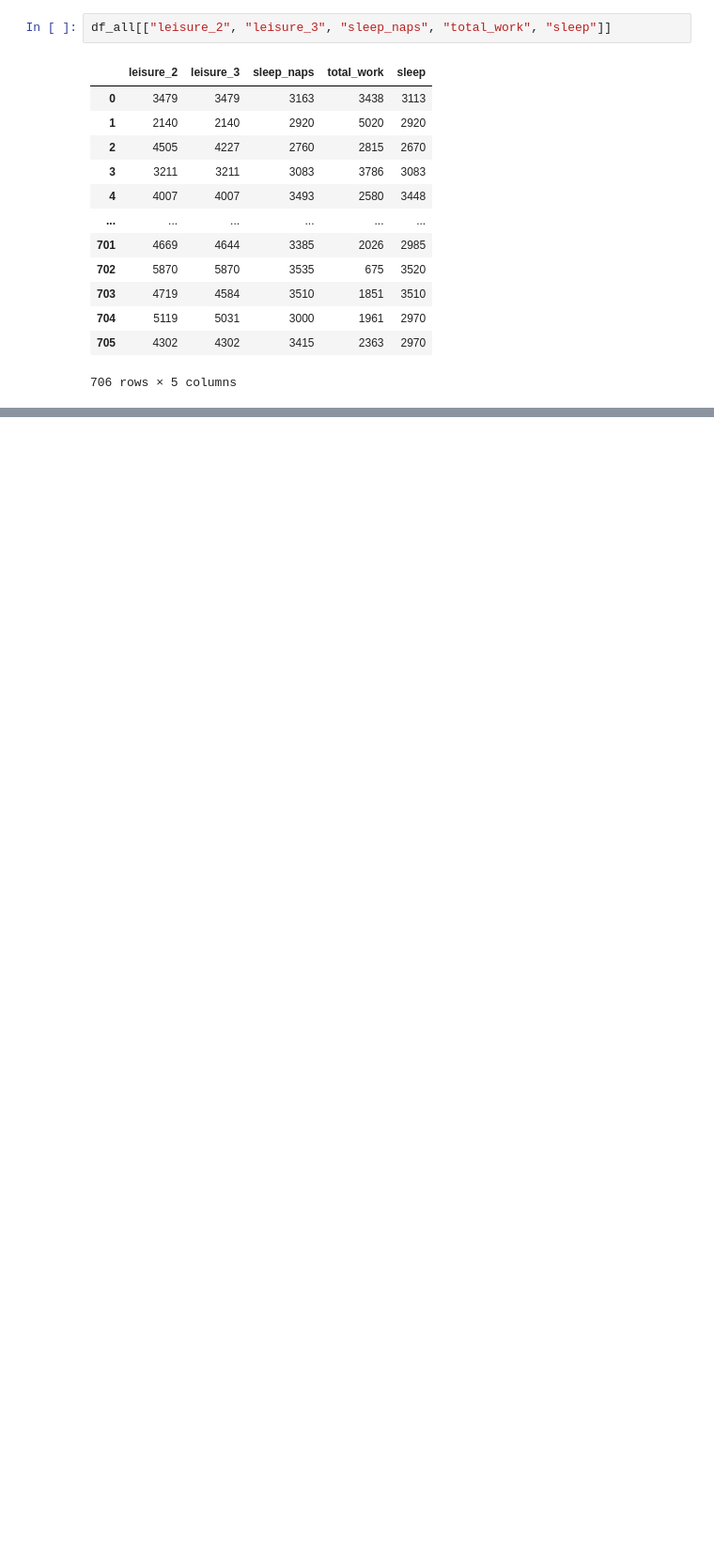
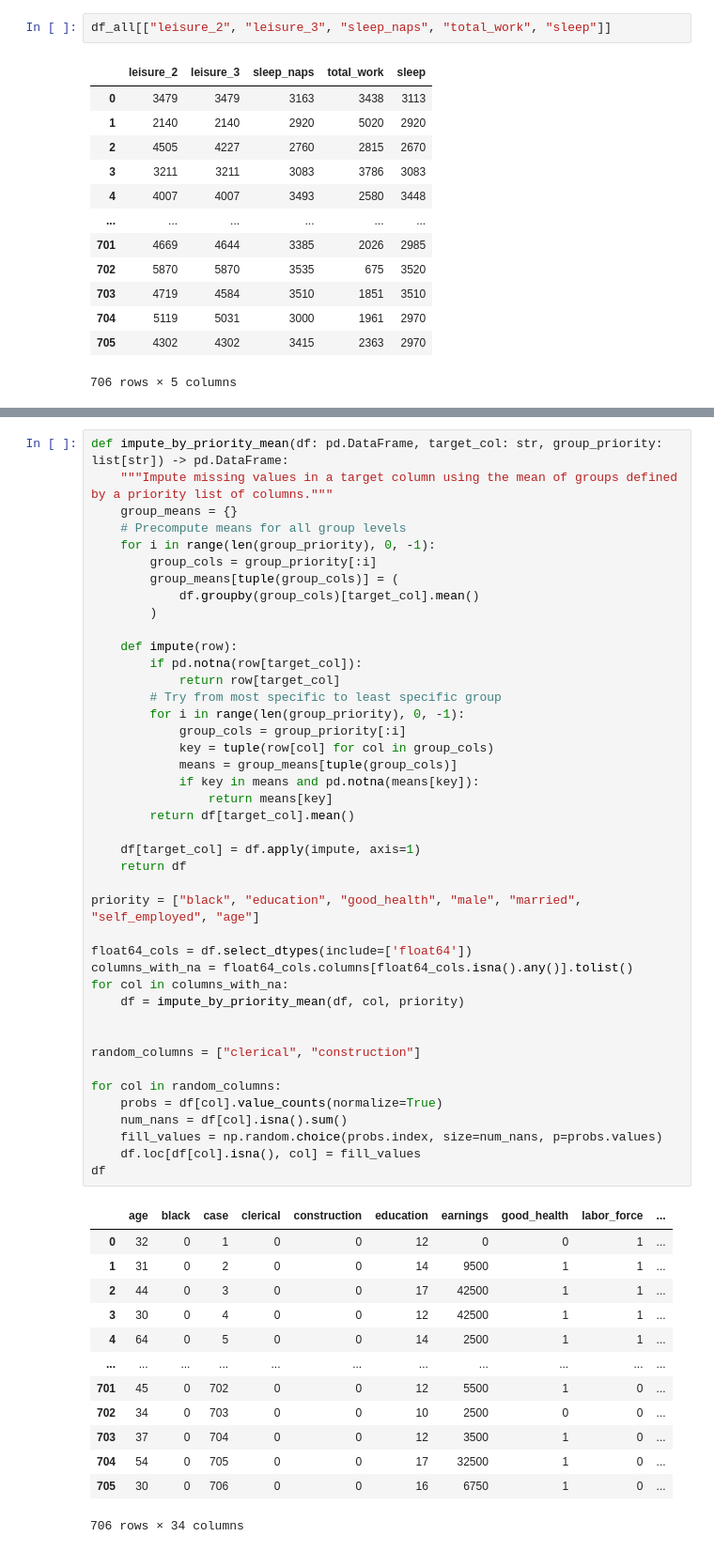
Before and after one commit to Mauzerov/DS-SleepData, a Jupyter notebook: Analysis.ipynb, the cells around one changed output, grey strips where cells are left out. Shown at 94% size. Drawn from its saved outputs; the diff is of its cells as text; blank space fills up the shorter version.

Commit message:
Basic Data Cleansing & Wrangling

```diff
--- a/Analysis.ipynb
+++ b/Analysis.ipynb
@@ -134,0 +135,56 @@ df
+# %%
+def impute_by_priority_mean(df: pd.DataFrame, target_col: str, group_priority: list[str]) -> pd.DataFrame:
+    """Impute missing values in a target column using the mean of groups defined by a priority list of columns."""
+    group_means = {}
+    # Precompute means for all group levels
+    for i in range(len(group_priority), 0, -1):
+        group_cols = group_priority[:i]
+        group_means[tuple(group_cols)] = (
+            df.groupby(group_cols)[target_col].mean()
+        )
+
+    def impute(row):
+        if pd.notna(row[target_col]):
+            return row[target_col]
+        # Try from most specific to least specific group
+        for i in range(len(group_priority), 0, -1):
+            group_cols = group_priority[:i]
+            key = tuple(row[col] for col in group_cols)
+            means = group_means[tuple(group_cols)]
+            if key in means and pd.notna(means[key]):
+                return means[key]
+        return df[target_col].mean()
+
+    df[target_col] = df.apply(impute, axis=1)
+    return df
+
+priority = ["black", "education", "good_health", "male", "married", "self_employed", "age"]
+
+float64_cols = df.select_dtypes(include=['float64'])
+columns_with_na = float64_cols.columns[float64_cols.isna().any()].tolist()
+for col in columns_with_na:
+    df = impute_by_priority_mean(df, col, priority)
+
+
+random_columns = ["clerical", "construction"]
+
+for col in random_columns:
+    probs = df[col].value_counts(normalize=True)
+    num_nans = df[col].isna().sum()
+    fill_values = np.random.choice(probs.index, size=num_nans, p=probs.values)
+    df.loc[df[col].isna(), col] = fill_values
+df
+# %% [output]
+|  | age | black | case | clerical | construction | education | earnings | good_health | labor_force | ... |
+| 0 | 32 | 0 | 1 | 0 | 0 | 12 | 0 | 0 | 1 | ... |
+| 1 | 31 | 0 | 2 | 0 | 0 | 14 | 9500 | 1 | 1 | ... |
+| 2 | 44 | 0 | 3 | 0 | 0 | 17 | 42500 | 1 | 1 | ... |
+| 3 | 30 | 0 | 4 | 0 | 0 | 12 | 42500 | 1 | 1 | ... |
+| 4 | 64 | 0 | 5 | 0 | 0 | 14 | 2500 | 1 | 1 | ... |
+| ... | ... | ... | ... | ... | ... | ... | ... | ... | ... | ... |
+| 701 | 45 | 0 | 702 | 0 | 0 | 12 | 5500 | 1 | 0 | ... |
+| 702 | 34 | 0 | 703 | 0 | 0 | 10 | 2500 | 0 | 0 | ... |
+| 703 | 37 | 0 | 704 | 0 | 0 | 12 | 3500 | 1 | 0 | ... |
+| 704 | 54 | 0 | 705 | 0 | 0 | 17 | 32500 | 1 | 0 | ... |
+| 705 | 30 | 0 | 706 | 0 | 0 | 16 | 6750 | 1 | 0 | ... |
+706 rows × 34 columns
```
Also changed, not shown: parts of 9 cells of this notebook.
